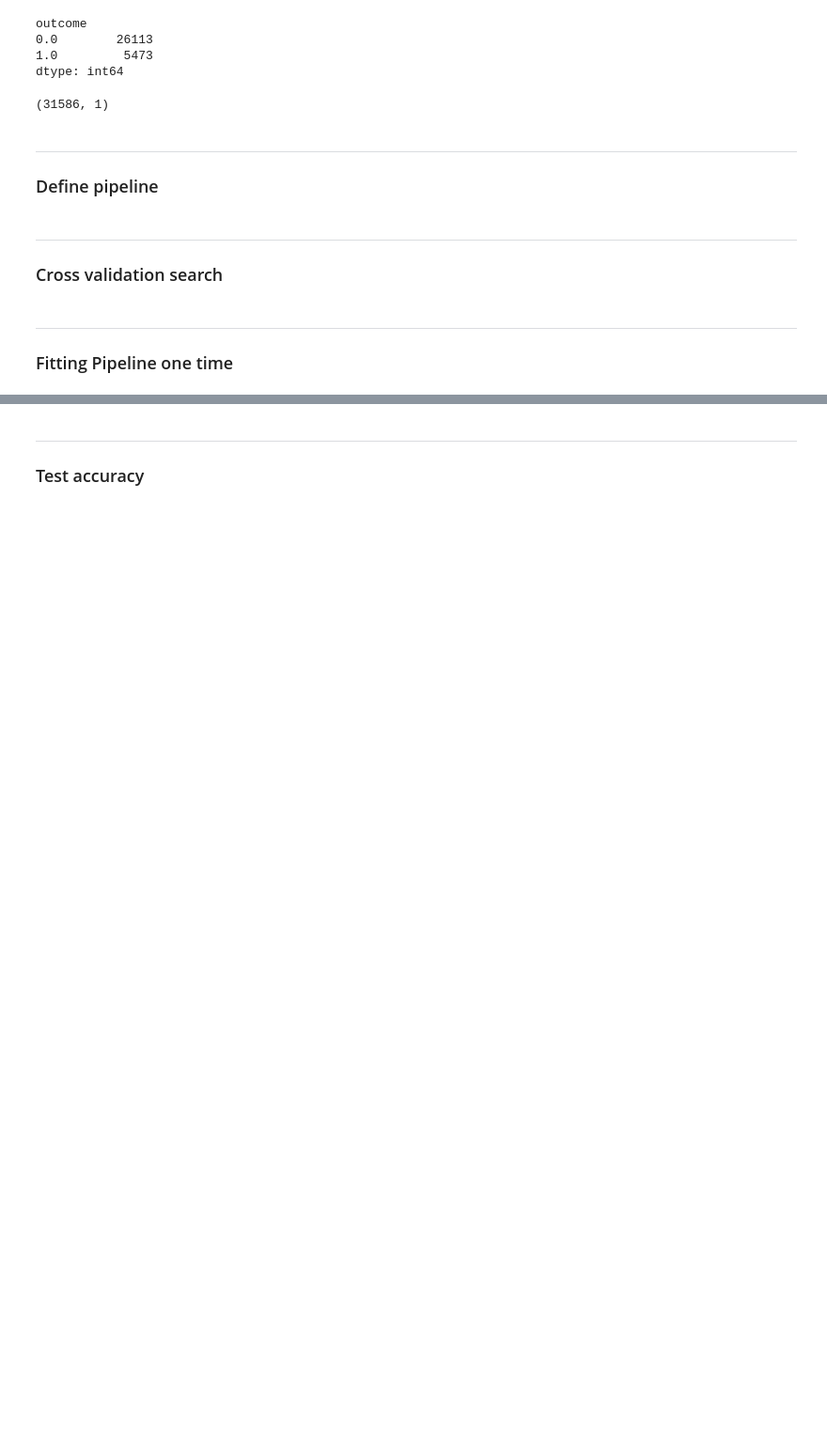
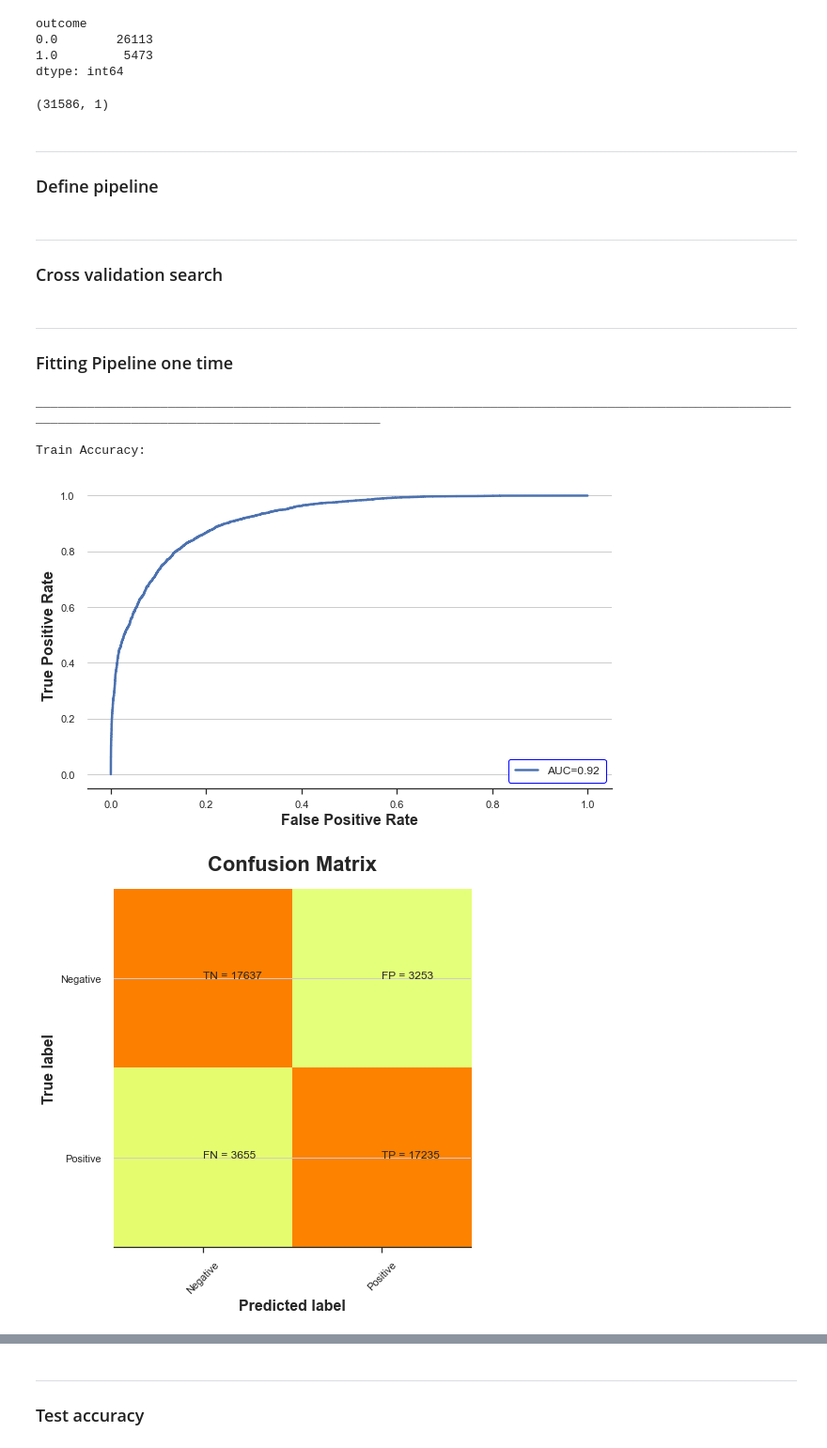
Before and after one commit to amirhkr/AKI_MIMIC4, a Jupyter notebook: ML_models_notebooks/SB_preadmisssion/MBS3/MBS3_XGB_preadmisssion_75_SB _min_mdrd_180_1days.ipynb, the cells around one changed output, grey strips where cells are left out. Shown at 94% size. Saved outputs shown, nothing was run; the diff lists cells and outputs as text; code cells hidden in the pictures; blank space fills up the shorter version.

```diff
--- a/ML_models_notebooks/SB_preadmisssion/MBS3/MBS3_XGB_preadmisssion_75_SB _min_mdrd_180_1days.ipynb
+++ b/ML_models_notebooks/SB_preadmisssion/MBS3/MBS3_XGB_preadmisssion_75_SB _min_mdrd_180_1days.ipynb
@@ -840,31 +859,37 @@ __________
 # best_params = {'model__num_leaves': 20, 'model__min_child_samples': 100, 'model__min_child_weight': 0.01, 'model__subsample': 0.8, 'model__reg_alpha': 0, 'model__reg_lambda': 0.1}
 # best_params = {'model__n_estimators': 400,'model__num_leaves': 20, 'model__min_child_samples': 300, 'model__min_child_weight': 0.01, 'model__subsample': 0.2, 'model__reg_alpha': 1, 'model__reg_lambda': 50}
 # best_params = {'model__min_child_samples': 300, 'model__min_child_weight': 1, 'model__n_estimators': 400, 'model__num_leaves': 20, 'model__reg_alpha': 1.0, 'model__reg_lambda': 50, 'model__subsample': 0.2}
-best_params = {'model__n_estimators': 200,'model__num_leaves': 20, 'model__min_child_samples': 100, 'model__min_child_weight': 1, 'model__subsample': 0.2, 'model__reg_alpha': 50, 'model__reg_lambda': 0}
+best_params = {'model__n_estimators': 200,'model__num_leaves': 15, 'model__min_child_samples': 100, 'model__min_child_weight': 1, 'model__subsample': 0.2, 'model__reg_alpha': 50, 'model__reg_lambda': 0}
 # Or get parameters from search above
 best_params2 = best_params
 
 sample_ratio = 1
 n_samples = int(len(X_train)*sample_ratio)
 X, y = resample(X_train.values, y_train.outcome.values, n_samples=n_samples, stratify=y_train.values, random_state=10)
 pipeline_final = copy.deepcopy(pipe)
 pipeline_final.set_params(**best_params2)
 pipeline_final.fit(X, y.ravel());
 
 
 print("")
 print("")
 print("_"*150)
 print("")
 print("Train Accuracy:")
 print("")
 
 y_pred = pipeline_final.predict(X)
 y_pred_proba = pipeline_final.predict_proba(X)
 
 confusion_matrix_plot(y, y_pred, y_pred_proba)
 
 
 
 
 # dump(pipeline_final, open('pipe_rf.pkl', 'wb'))
+# %% [output]
+______________________________________________________________________________________________________________________________________________________
+
+Train Accuracy:
+[figure, added]
+[figure, added]
```
Also changed, not shown: parts of 16 cells of this notebook, 3 other files.
